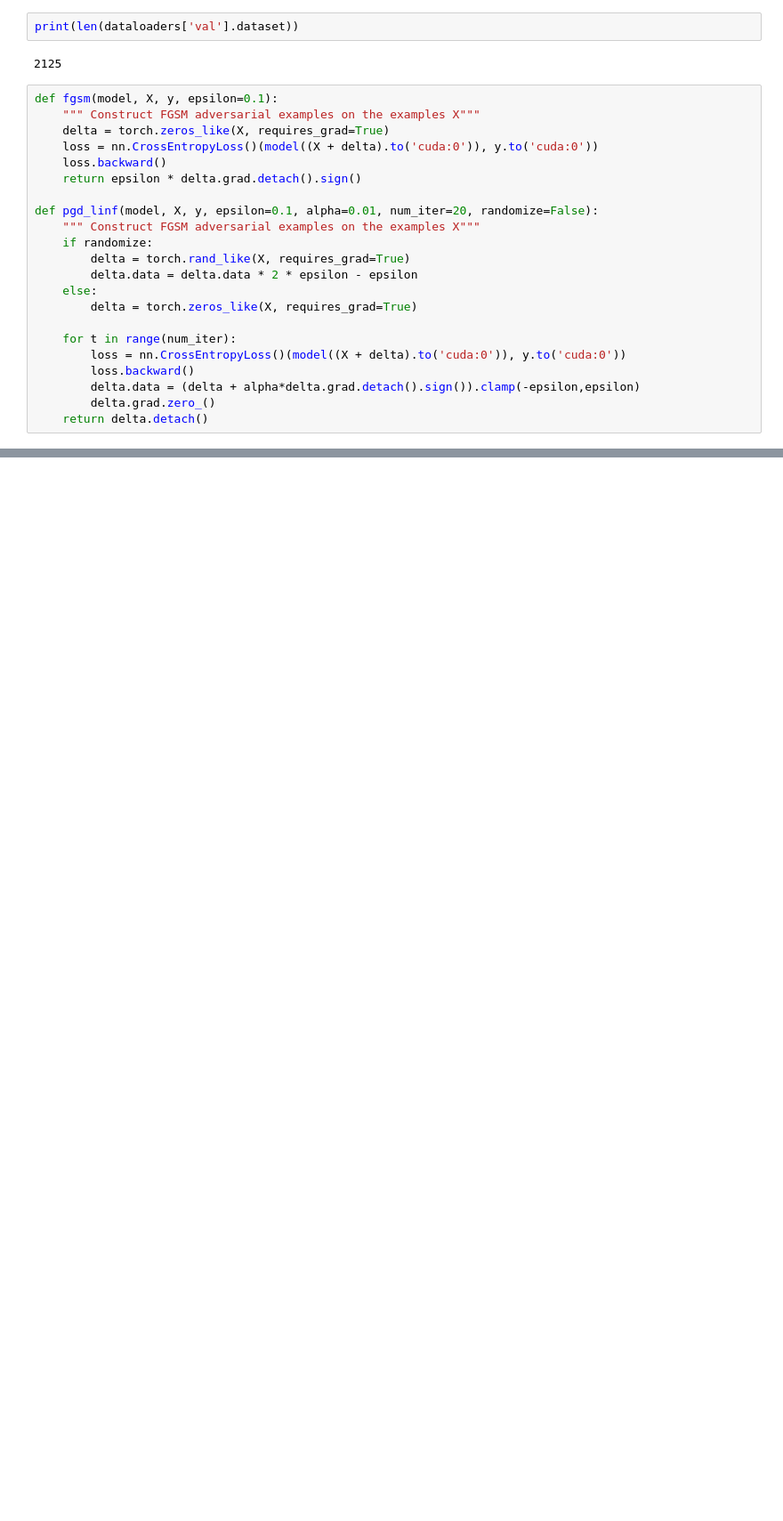
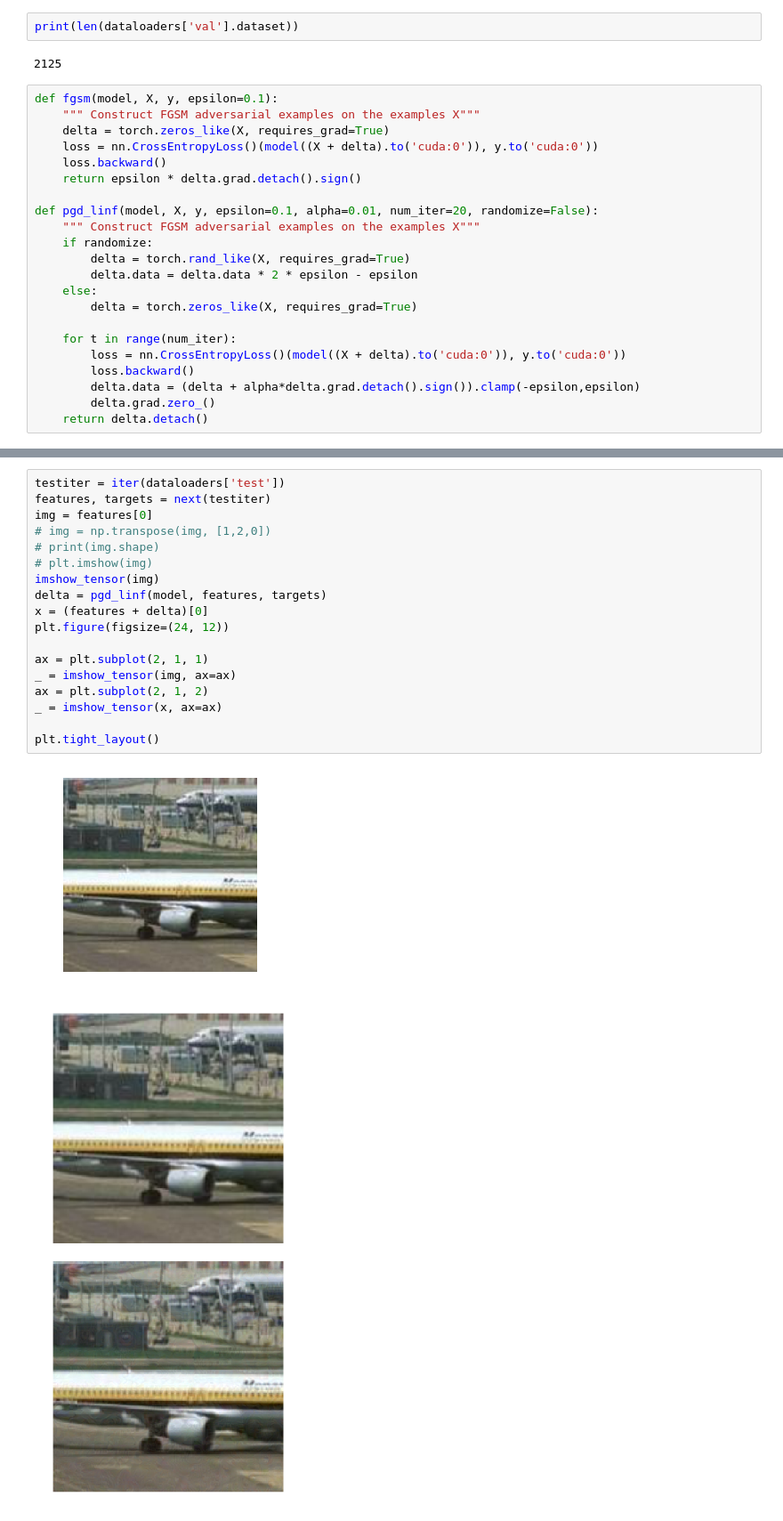
Before and after one commit to khieu/adversarial_training, a Jupyter notebook: transfer learning.ipynb, the cells around one changed output, grey strips where cells are left out. Shown at 89% size. Cells and saved outputs as stored; diff of their text form; blank space fills up the shorter version.

```diff
--- a/transfer learning.ipynb
+++ b/transfer learning.ipynb
@@ -763,0 +768,21 @@ for features, targets in testiter:
+# %%
+testiter = iter(dataloaders['test'])
+features, targets = next(testiter)
+img = features[0]
+# img = np.transpose(img, [1,2,0])
+# print(img.shape)
+# plt.imshow(img)
+imshow_tensor(img)
+delta = pgd_linf(model, features, targets)
+x = (features + delta)[0]
+plt.figure(figsize=(24, 12))
+
+ax = plt.subplot(2, 1, 1)
+_ = imshow_tensor(img, ax=ax)
+ax = plt.subplot(2, 1, 2)
+_ = imshow_tensor(x, ax=ax)
+
+plt.tight_layout()
+# %% [output]
+[figure, added]
+[figure, added]
```
Also changed, not shown: parts of 2 cells of this notebook.
